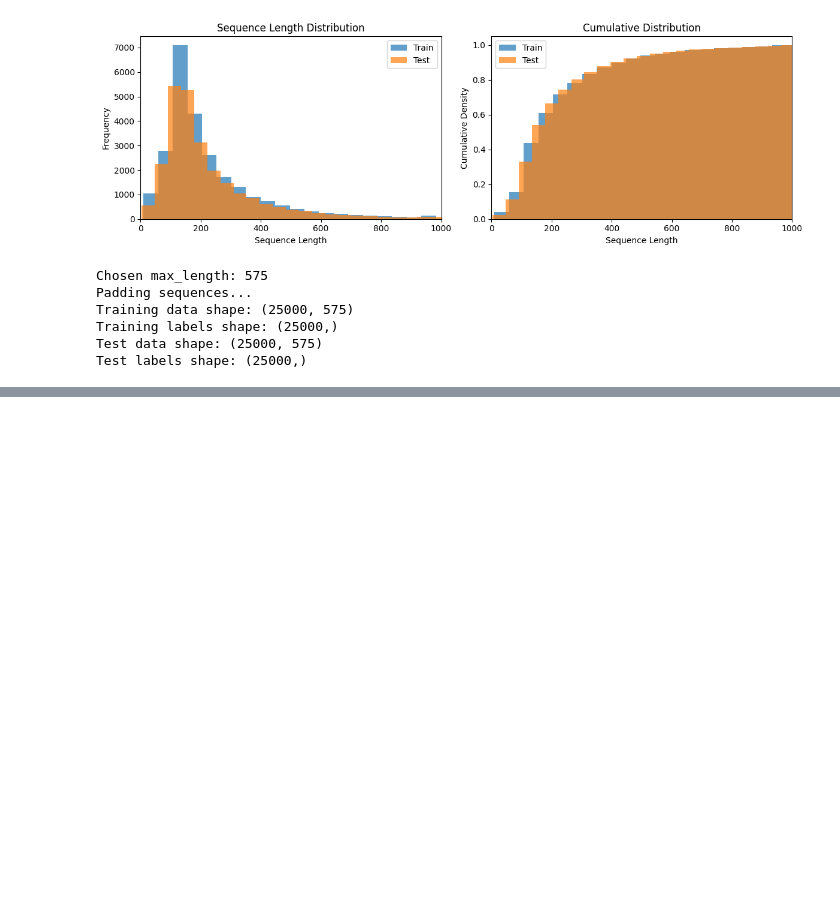
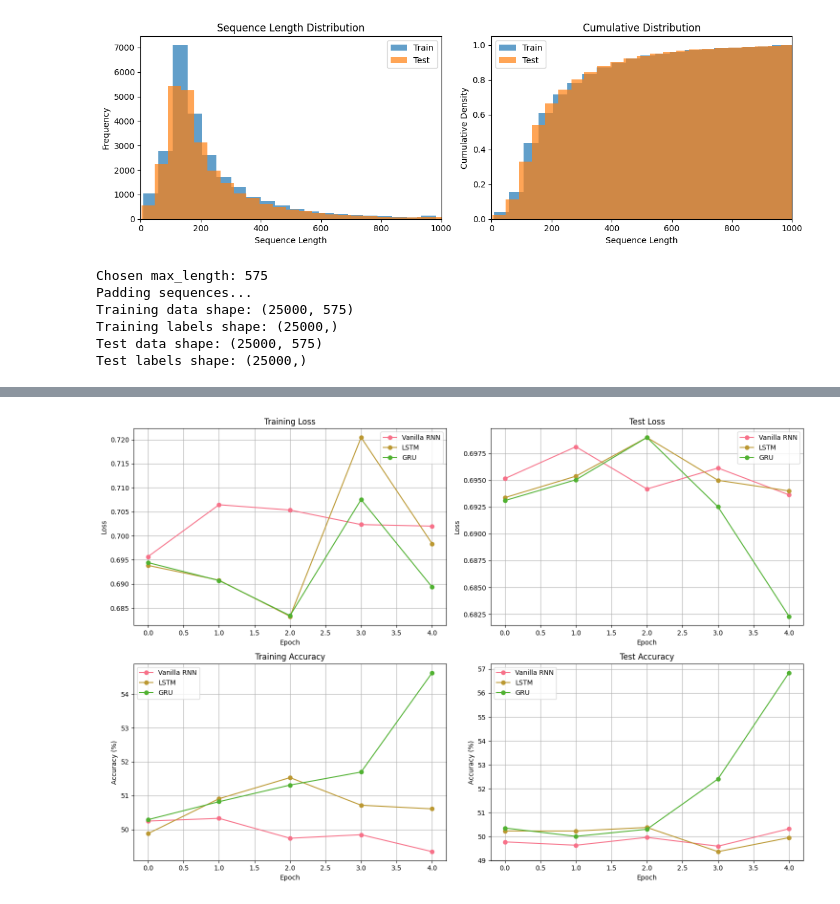
Before and after one commit to KATTA-00/CO542-Neural-Networks-Labs, a Jupyter notebook: lab06/E19129_lab06.ipynb, the cells around one changed output, grey strips where cells are left out. Drawn from its saved outputs; the diff is of its cells as text; code cells hidden in the pictures; blank space fills up the shorter version.

```diff
--- a/lab06/E19129_lab06.ipynb
+++ b/lab06/E19129_lab06.ipynb
@@ -305,0 +547,69 @@ Test samples: 25000
+# %%
+# Visualization function
+def plot_training_curves(results):
+    fig, axes = plt.subplots(2, 2, figsize=(15, 10))
+
+    # Plot training loss
+    axes[0, 0].set_title('Training Loss')
+    for model_name, metrics in results.items():
+        axes[0, 0].plot(metrics['train_losses'], label=model_name, marker='o')
+    axes[0, 0].set_xlabel('Epoch')
+    axes[0, 0].set_ylabel('Loss')
+    axes[0, 0].legend()
+    axes[0, 0].grid(True)
+
+    # Plot test loss
+    axes[0, 1].set_title('Test Loss')
+    for model_name, metrics in results.items():
+        axes[0, 1].plot(metrics['test_losses'], label=model_name, marker='o')
+    axes[0, 1].set_xlabel('Epoch')
+    axes[0, 1].set_ylabel('Loss')
+    axes[0, 1].legend()
+    axes[0, 1].grid(True)
+
+    # Plot training accuracy
+    axes[1, 0].set_title('Training Accuracy')
+    for model_name, metrics in results.items():
+        axes[1, 0].plot(metrics['train_accuracies'], label=model_name, marker='o')
+    axes[1, 0].set_xlabel('Epoch')
+    axes[1, 0].set_ylabel('Accuracy (%)')
+    axes[1, 0].legend()
+    axes[1, 0].grid(True)
+
+    # Plot test accuracy
+    axes[1, 1].set_title('Test Accuracy')
+    for model_name, metrics in results.items():
+        axes[1, 1].plot(metrics['test_accuracies'], label=model_name, marker='o')
+    axes[1, 1].set_xlabel('Epoch')
+    axes[1, 1].set_ylabel('Accuracy (%)')
+    axes[1, 1].legend()
+    axes[1, 1].grid(True)
+
+    plt.tight_layout()
+    plt.show()
+
+# Plot training curves
+plot_training_curves(results)
+
+# Performance summary
+print("\n" + "="*70)
+print("FINAL PERFORMANCE SUMMARY")
+print("="*70)
+for model_name, metrics in results.items():
+    final_train_acc = metrics['train_accuracies'][-1]
+    final_test_acc = metrics['test_accuracies'][-1]
+    final_train_loss = metrics['train_losses'][-1]
+    final_test_loss = metrics['test_losses'][-1]
+
+    print(f"\n{model_name}:")
+    print(f"  Final Training Accuracy: {final_train_acc:.2f}%")
+    print(f"  Final Test Accuracy: {final_test_acc:.2f}%")
+    print(f"  Final Training Loss: {final_train_loss:.4f}")
+    print(f"  Final Test Loss: {final_test_loss:.4f}")
+
+# Find best performing model
+best_model_name = max(results.keys(), key=lambda x: results[x]['test_accuracies'][-1])
+best_accuracy = results[best_model_name]['test_accuracies'][-1]
+print(f"\nBest performing model: {best_model_name} with {best_accuracy:.2f}% test accuracy")
+# %% [output]
+[figure, added]
```
Also changed, not shown: parts of 20 cells of this notebook.
